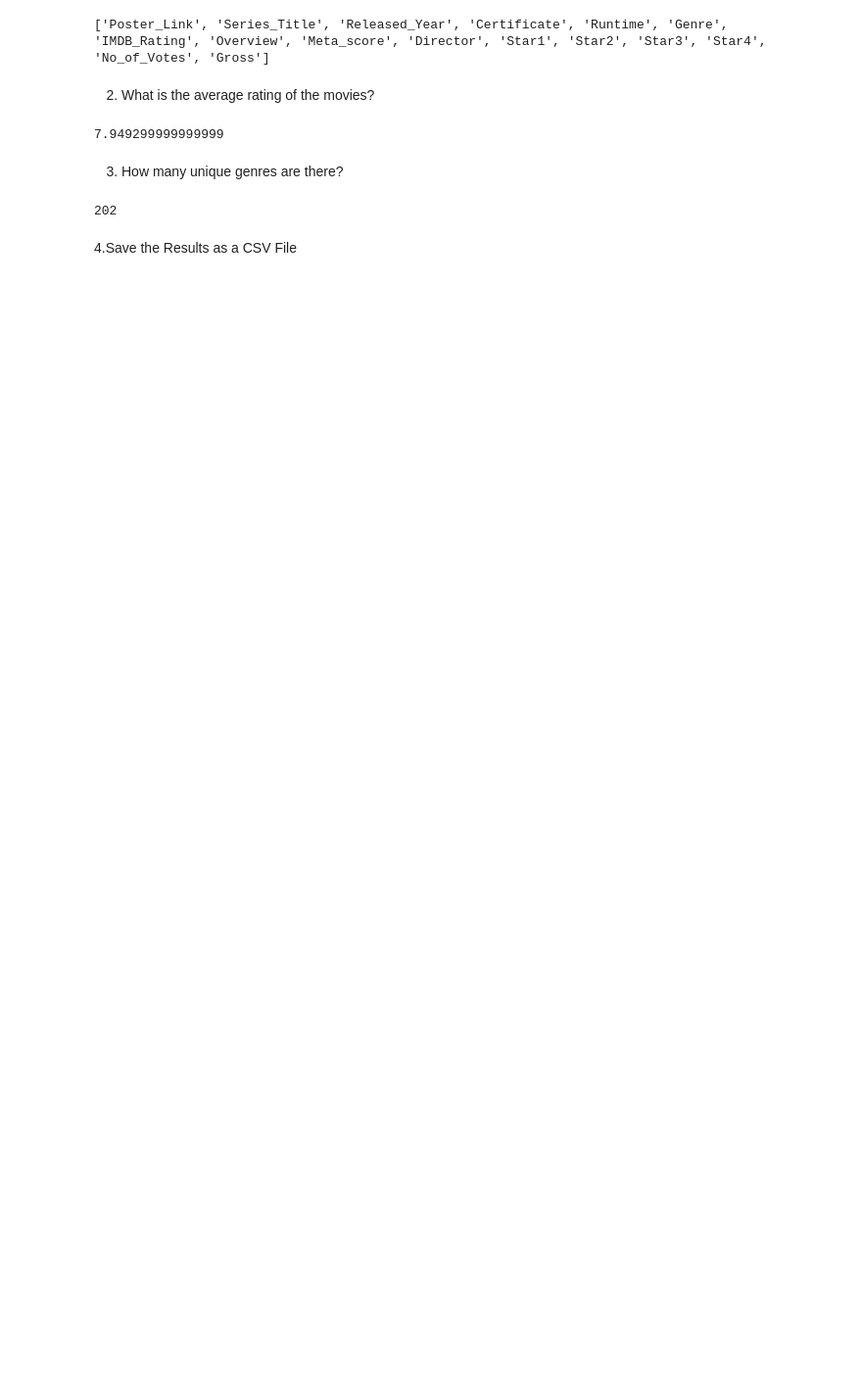
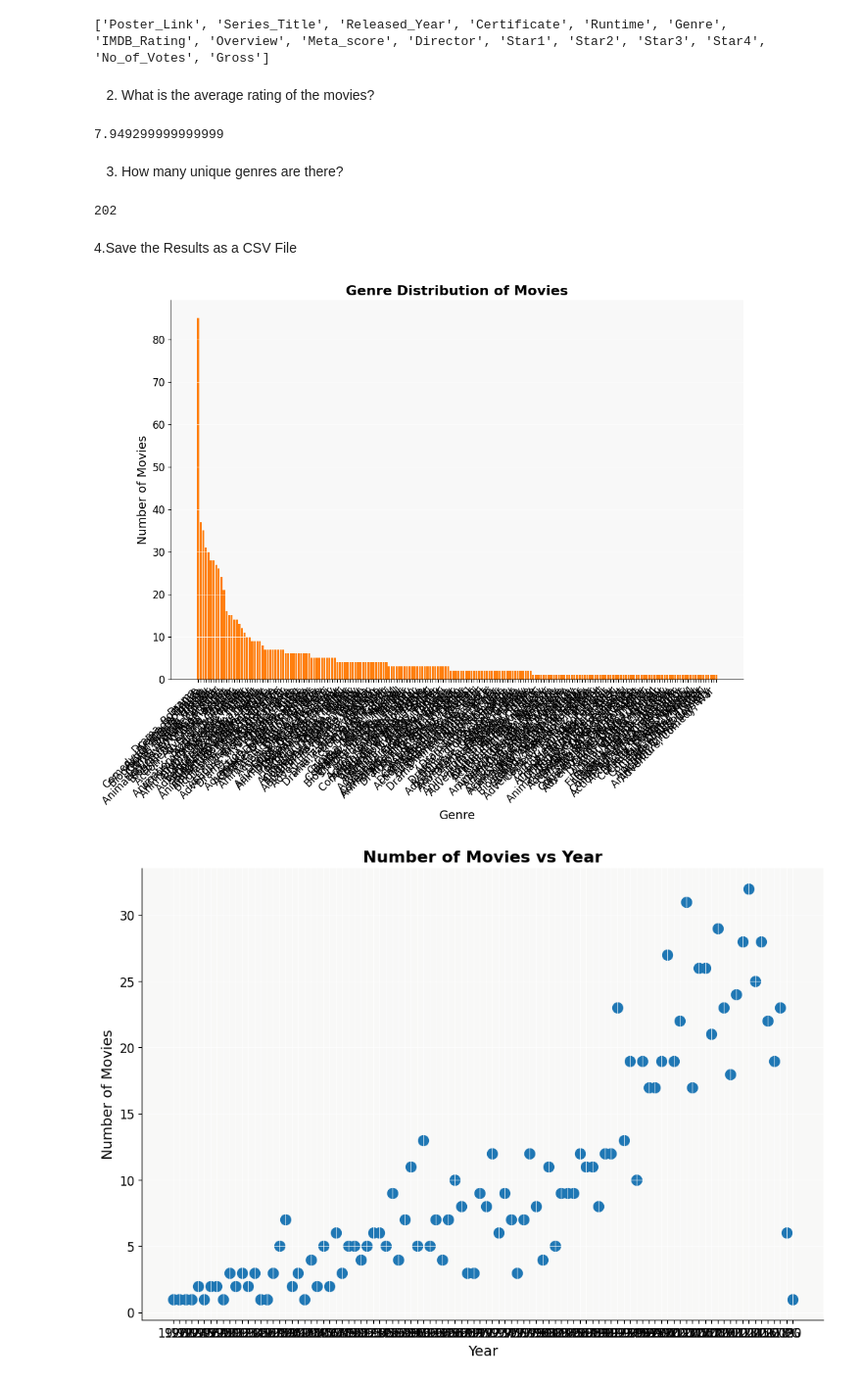
Before and after one commit to Biniyamseid/ml-onboarding, a Jupyter notebook: movie_task.ipynb, the cells around one changed output. Shown: that part at 98% size. Cells and saved outputs as stored; diff of their text form; code cells hidden in the pictures; blank space fills up the shorter version.

Commit message:
feat:plotting

```diff
--- a/movie_task.ipynb
+++ b/movie_task.ipynb
@@ -45,3 +45,62 @@ results = pd.DataFrame({'Question': ['What are the column names in the dataset?'
                                   str(unique_genres)]})
 
 results.to_csv('./result.csv', index=False)
+# %%
+import pandas as pd
+import matplotlib.pyplot as plt
+
+
+# Calculate the genre distribution
+genre_counts = df['Genre'].value_counts()
+
+# genre distribution
+plt.figure(figsize=(12, 8))
+plt.bar(genre_counts.index, genre_counts.values, color='#FF7F0E')  # Choose a fancy color for the bars
+plt.xlabel('Genre', fontsize=14)
+plt.ylabel('Number of Movies', fontsize=14)
+plt.title('Genre Distribution of Movies', fontsize=16, fontweight='bold')
+plt.xticks(rotation=45, ha='right', fontsize=12)
+plt.yticks(fontsize=12)
+
+# Add a fancy background color to the plot
+plt.gca().set_facecolor('#F8F8F8')
+plt.grid(axis='y', color='white', linestyle='-', linewidth=0.5)
+
+# Add a fancy border around the plot
+plt.gca().spines['top'].set_visible(False)
+plt.gca().spines['right'].set_visible(False)
+
+# Show the plot
+plt.show()
+
+
+# Calculate the number of movies per year
+year_counts = df['Released_Year'].value_counts().sort_index()
+
+# Create a fancy scatter plot for number of movies vs year
+plt.figure(figsize=(12, 8))
+plt.scatter(year_counts.index, year_counts.values, s=100, color='#1F77B4')  # Choose a fancy color for the scatter plot
+plt.xlabel('Year', fontsize=14)
+plt.ylabel('Number of Movies', fontsize=14)
+plt.title('Number of Movies vs Year', fontsize=16, fontweight='bold')
+plt.xticks(fontsize=12)
+plt.yticks(fontsize=12)
+
+# Add a fancy background color to the plot
+plt.gca().set_facecolor('#F8F8F7')
+plt.grid(color='white', linestyle='-', linewidth=0.5)
+
+# Add a fancy border around the plot
+plt.gca().spines['top'].set_visible(False)
+plt.gca().spines['right'].set_visible(False)
+
+# print the plot
+plt.show()
+
+
+# lets print the number of movies from each genre
+print("no of movie from each genre:")
+print(genre_counts)
+# %% [output]
+[figure, added]
+[figure, added]
```
Also changed, not shown: parts of 2 cells of this notebook.
